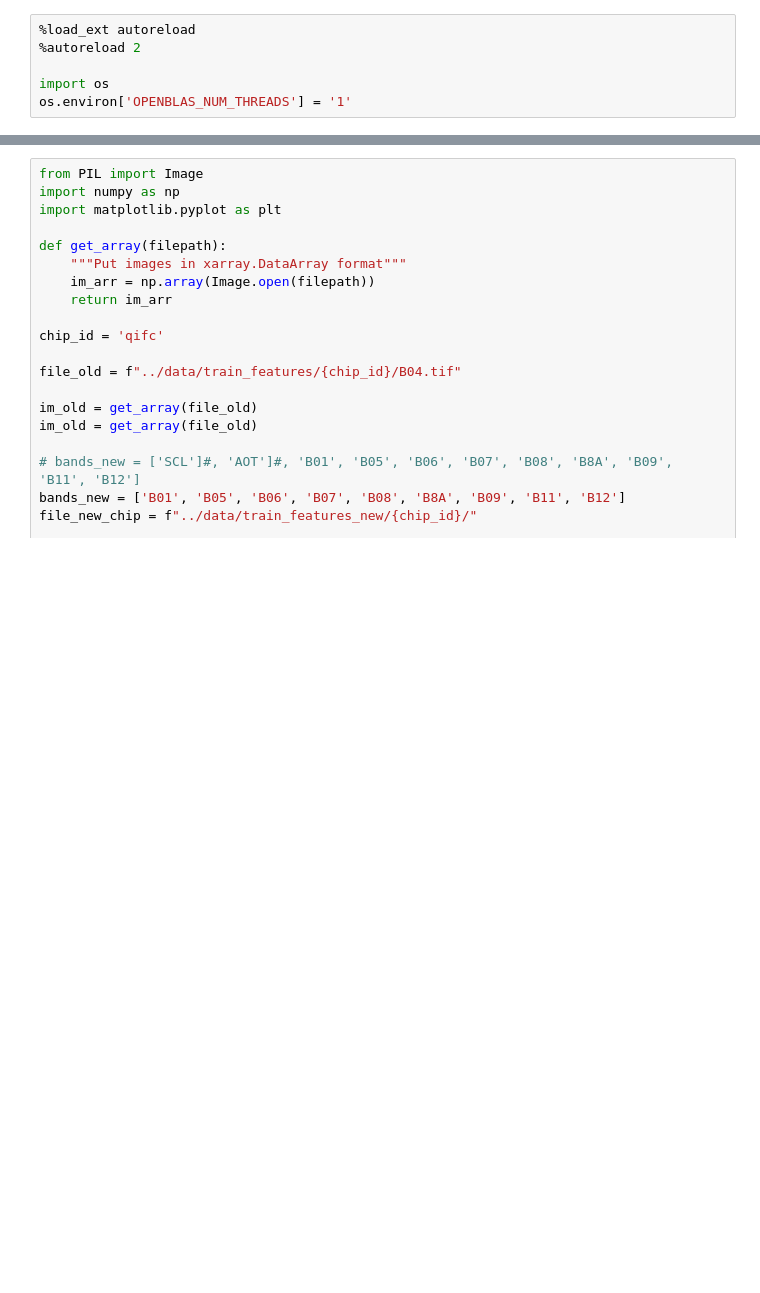
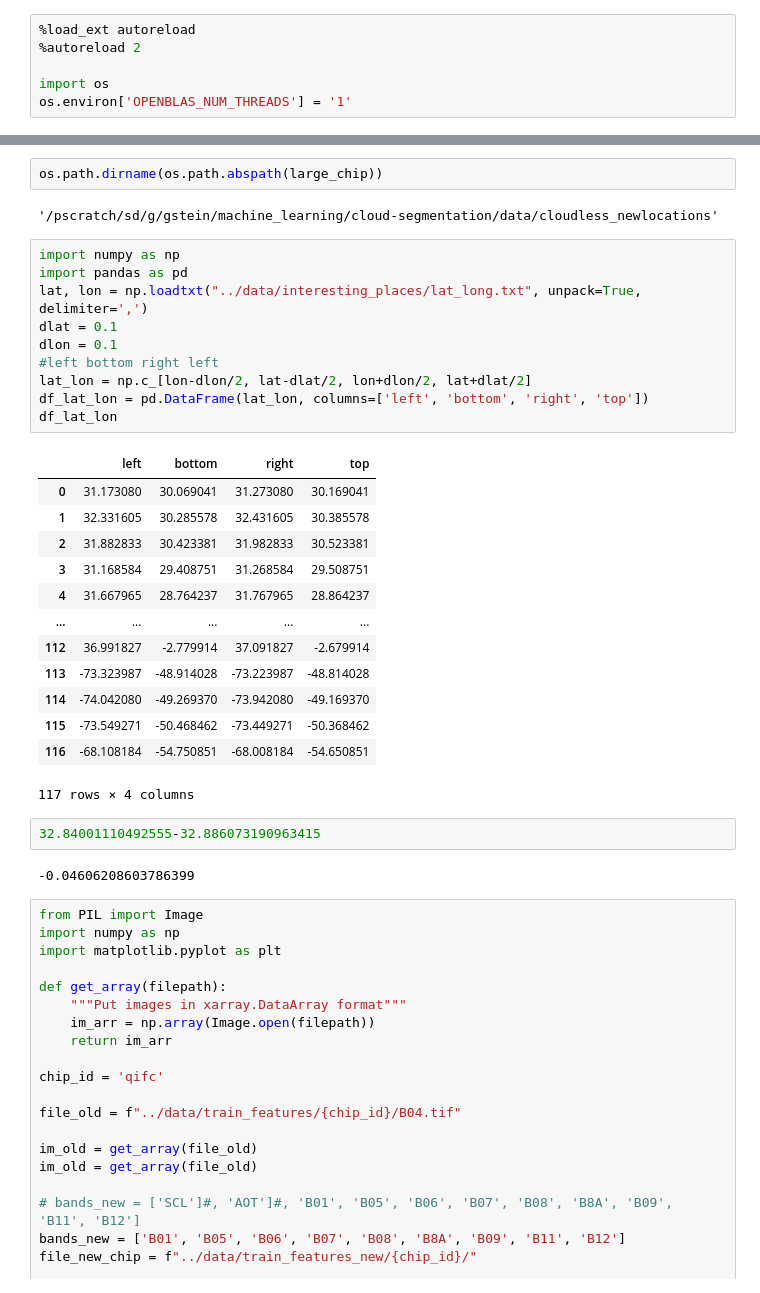
Before and after one commit to georgestein/cloud-segmentation, a Jupyter notebook: notebooks/pull_additional_data.ipynb, the cells around one changed output, grey strips where cells are left out. Drawn from its saved outputs; the diff is of its cells as text; blank space fills up the shorter version.

```diff
--- a/notebooks/pull_additional_data.ipynb
+++ b/notebooks/pull_additional_data.ipynb
@@ -286,3 +501,35 @@ Overwriting ../scripts/pull_additional_chip_data.py
+# %%
+os.path.dirname(os.path.abspath(large_chip))
+# %% [output]
+'/pscratch/sd/g/gstein/machine_learning/cloud-segmentation/data/cloudless_newlocations'
+# %%
+import numpy as np
+import pandas as pd
+lat, lon = np.loadtxt("../data/interesting_places/lat_long.txt", unpack=True, delimiter=',')
+dlat = 0.1
+dlon = 0.1
+#left bottom right left
+lat_lon = np.c_[lon-dlon/2, lat-dlat/2, lon+dlon/2, lat+dlat/2]
+df_lat_lon = pd.DataFrame(lat_lon, columns=['left', 'bottom', 'right', 'top'])
+df_lat_lon
+# %% [output]
+|  | left | bottom | right | top |
+| 0 | 31.173080 | 30.069041 | 31.273080 | 30.169041 |
+| 1 | 32.331605 | 30.285578 | 32.431605 | 30.385578 |
+| 2 | 31.882833 | 30.423381 | 31.982833 | 30.523381 |
+| 3 | 31.168584 | 29.408751 | 31.268584 | 29.508751 |
+| 4 | 31.667965 | 28.764237 | 31.767965 | 28.864237 |
+| ... | ... | ... | ... | ... |
+| 112 | 36.991827 | -2.779914 | 37.091827 | -2.679914 |
+| 113 | -73.323987 | -48.914028 | -73.223987 | -48.814028 |
+| 114 | -74.042080 | -49.269370 | -73.942080 | -49.169370 |
+| 115 | -73.549271 | -50.468462 | -73.449271 | -50.368462 |
+| 116 | -68.108184 | -54.750851 | -68.008184 | -54.650851 |
+117 rows × 4 columns
+# %%
+32.84001110492555-32.886073190963415
+# %% [output]
+-0.04606208603786399
 # %%
 from PIL import Image
 import numpy as np
```
Also changed, not shown: parts of 2 cells of this notebook, 14 other files.
